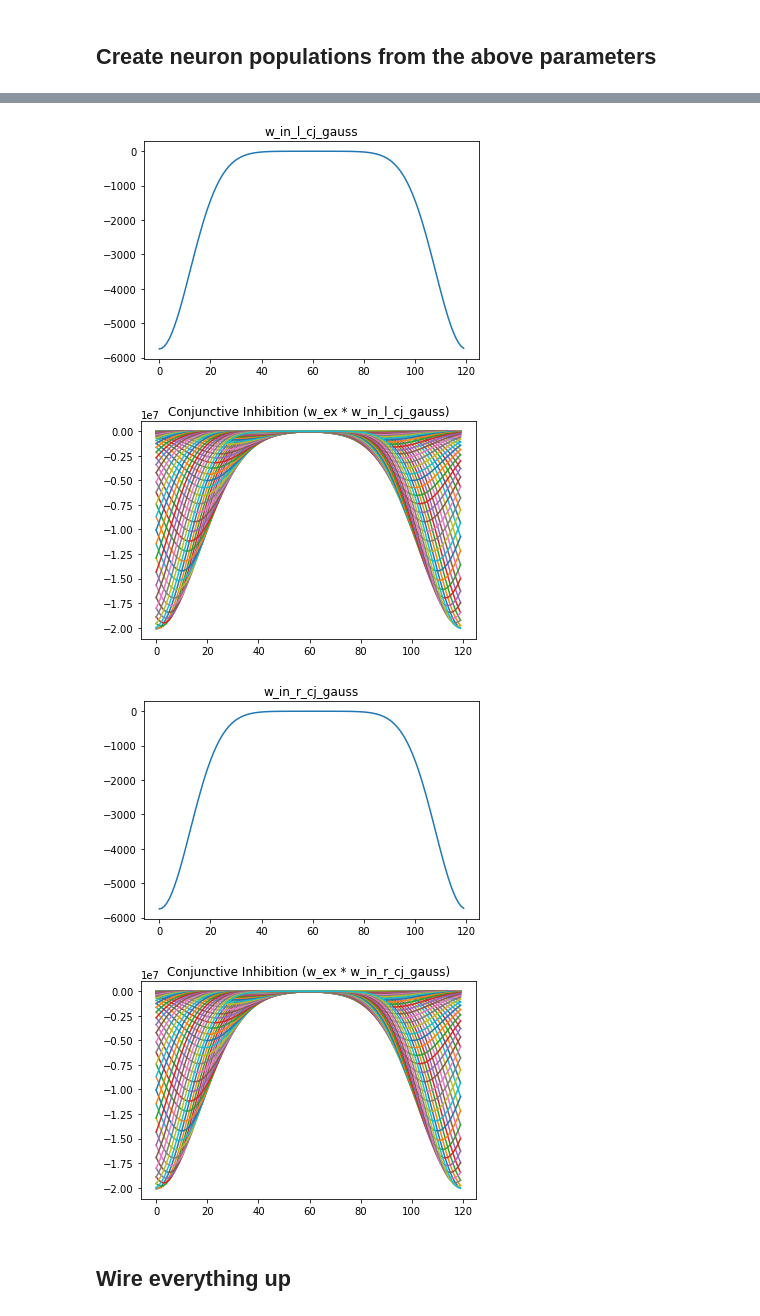
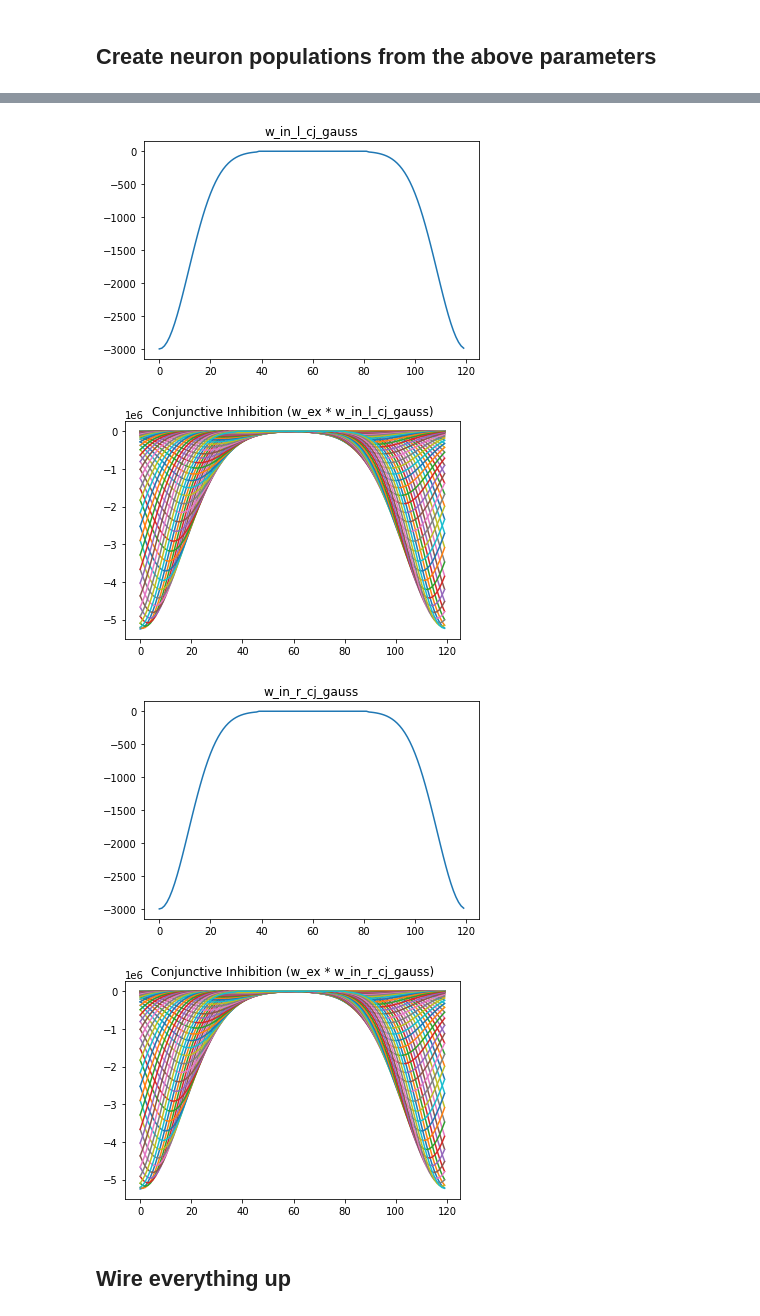
Before and after one commit to TomKnowles1994/GridCellPredNet, a Jupyter notebook: NEST/_Fully Spiking with Corrections.ipynb, the cells around one changed output, grey strips where cells are left out. Cells and saved outputs as stored; diff of their text form; code cells hidden in the pictures.

Commit message:
Static bump calibration

```diff
--- a/NEST/_Fully Spiking with Corrections.ipynb
+++ b/NEST/_Fully Spiking with Corrections.ipynb
@@ -60,6 +44,9 @@ Mar 17 18:25:36 Network::create_grng_ [Info]:
 # window_size: how large a window of excitatory ring cells is each principle axis cell sensitive to?
 # N_pa_cells_per_ring: how many PA cells exist for each ring (more = finer binning of excitatory ring activity)
 # N_pyramidals: how many pyramidal cells are there?
+
+calibration_mode = True # Set input to 0, to study static ring
+corrections = True
 
 N_ex = 120
 N_in = N_ex
@@ -76,7 +63,7 @@ N_pyramidals = N_pa_cells_per_ring ** rings
 
 tension = True
 
-minimum_input = 2000#2000#1000
+minimum_input = 700#2000#1000
 
 # Connection Gaussian weight parameters
 
@@ -86,9 +73,9 @@ minimum_input = 2000#2000#1000
 # mu: mean offset of Gaussians (when used)
 # prune_smaller_than: weights below this threshold will become 0, effectively removing the connection
 
-sigma = 0.1
+sigma = 0.1#0.12#0.1
 in_sigma = 0.05
-in_cj_sigma = 0.1#0.08#0.09#0.08 # was at about 1-1.02 before, when coming back to this, give these a try
+in_cj_sigma = 0.095#0.08#0.09#0.08 # was at about 1-1.02 before, when coming back to this, give these a try
 mu = 0.5
 prune_smaller_than = 10
 
@@ -118,15 +105,13 @@ smooth_sigma = 10
 
 # Next week: dropping inhibition is helping with integrating small velocities, try to lower it further and lower excitation too if needs be
 
-base_ex = 3500#4000#5000
+base_ex = 1750#4000#5000
 base_in = 0#1500
 base_cj = 500
 w_ex_cj = 0
-w_in_cj = 5750#3250#3500#4000#4500#3600#1700#700 # Was about 800 before, put up a lot higher before velocity calculation was changed to properly share out input
+w_in_cj = 3000#3500#4000#4500#3600#1700#700 # Was about 800 before, put up a lot higher before velocity calculation was changed to properly share out input
 w_ex_pa = 100#80
 w_pa_py = 300
-w_ex_in_pa = w_ex_pa
-w_in_pa_in_py = w_pa_py
 
 cj_in_offset = 0 # Is the inhibitory 'bowl' biased towards the direction of input? If so, by how many cells?
 
@@ -140,7 +125,7 @@ delay = 0.1
 # velocity_threshold: Are very small values for velocity set to zero?
 # miniumum_velocity: What is the minimum non-zero velocity? (only works if velocity_threshold is True)
 
-I_vel = 700000#1400#800 # Seems to work best if you can get the velocities in a 0-4000 range
+I_vel = 200000#800 # Seems to work best if you can get the velocities in a 0-4000 range
 
 # Are conjuctive cells synapsed onto by excitatory layer or inhibitory layer.
 
@@ -285,31 +270,36 @@ w_r[w_r<m] = 0
 # %%
 # Gaussian weight matrix for inhibitory->left conjunctive cells (if conjuctive_mode == 'negative')
 
 w_in_l_cj_gauss = np.empty((N_cj,N_in))
 
 for i in range(N_in):
     for c in range(N_cj):
         # Minimum distance, this time between each conjunctive cell and the excitatory cell displaced 1 away (e +/- 1)
         # Left is anticlockwise, therefore drives the cell immediately to the left
         # Right is clockwise, therefore drives the cell immediately to the right
         d1 = abs((c-cj_in_offset)/N_cj - i/N_in)
         d2 = abs((c-cj_in_offset)/N_cj - i/N_in -1)
         d3 = abs((c-cj_in_offset)/N_cj - i/N_in +1)
         d = min(abs(d1),abs(d2),abs(d3))
         w_in_l_cj_gauss[c,i] = w_in_cj * (np.exp(-(d)**2/2/in_cj_sigma**2))
 
 w_in_l_cj_gauss = w_in_l_cj_gauss# - np.max(w_in_cj_gauss)
 
+# Very small weights become 0
+
+w_in_l_cj_gauss[w_in_l_cj_gauss<prune_smaller_than] = 0
+w_in_l_cj_gauss[w_in_l_cj_gauss<prune_smaller_than] = 0
+
 plt.plot(-w_in_l_cj_gauss[0, :])
 plt.title("w_in_l_cj_gauss")
 plt.show()
 
 plt.plot( w_ex[injection_site, :] * -w_in_l_cj_gauss[:, :])
 plt.title("Conjunctive Inhibition (w_ex * w_in_l_cj_gauss)")
 plt.show()
 # %% [output]
-[figure, old version]
+[figure, new version]
-[figure, old version]
+[figure, new version]
 # %%
 # Gaussian weight matrix for inhibitory->right conjunctive cells (if conjuctive_mode == 'negative')
 
@@ -328,10 +318,10 @@ for i in range(N_in):
 
 w_in_r_cj_gauss = w_in_r_cj_gauss# - np.max(w_in_cj_gauss)
 
-#w_in_cj_gauss[w_in_cj_gauss<(-250)]=-250
+# Very small weights become 0
 
-#for i in range(len(w_in_cj_gauss)):
-#    print(w_in_cj_gauss[i, :])
+w_in_r_cj_gauss[w_in_r_cj_gauss<prune_smaller_than] = 0
+w_in_r_cj_gauss[w_in_r_cj_gauss<prune_smaller_than] = 0
 
 plt.plot(-w_in_r_cj_gauss[0, :])
 plt.title("w_in_r_cj_gauss")
@@ -341,8 +331,8 @@ plt.plot( w_ex[injection_site, :] * -w_in_r_cj_gauss[:, :])
 plt.title("Conjunctive Inhibition (w_ex * w_in_r_cj_gauss)")
 plt.show()
 # %% [output]
-[figure, old version]
+[figure, new version]
-[figure, old version]
+[figure, new version]
 # %% [markdown]
 ## Wire everything up
 # %%
```
Also changed, not shown: parts of 21 cells of this notebook.
